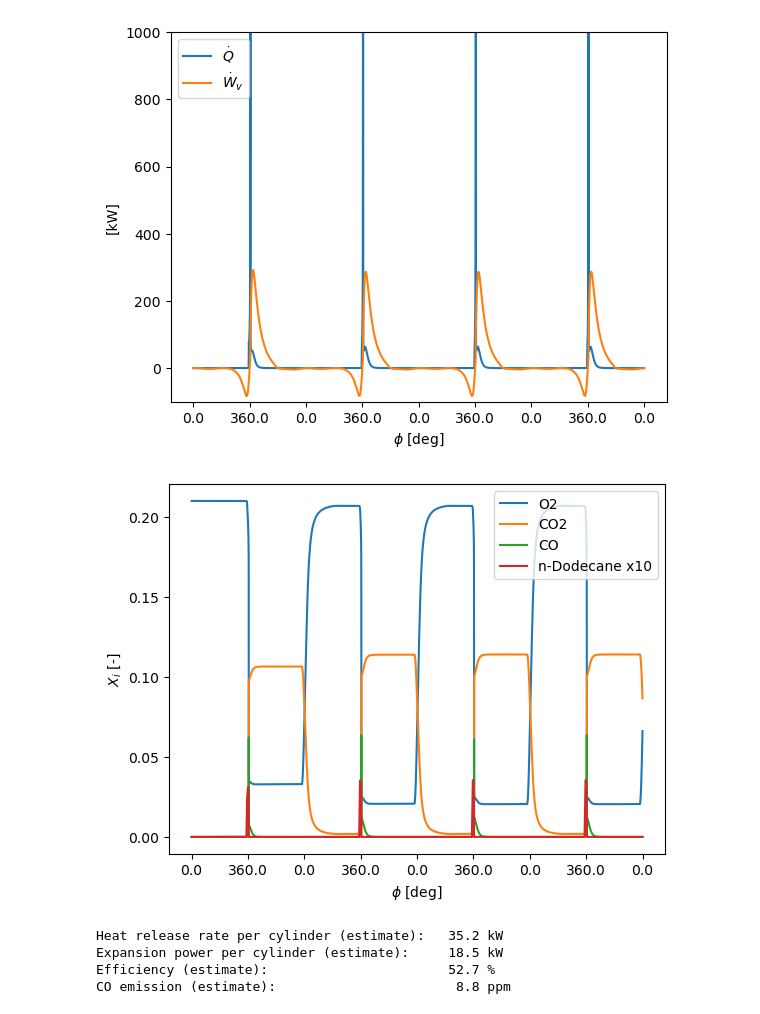
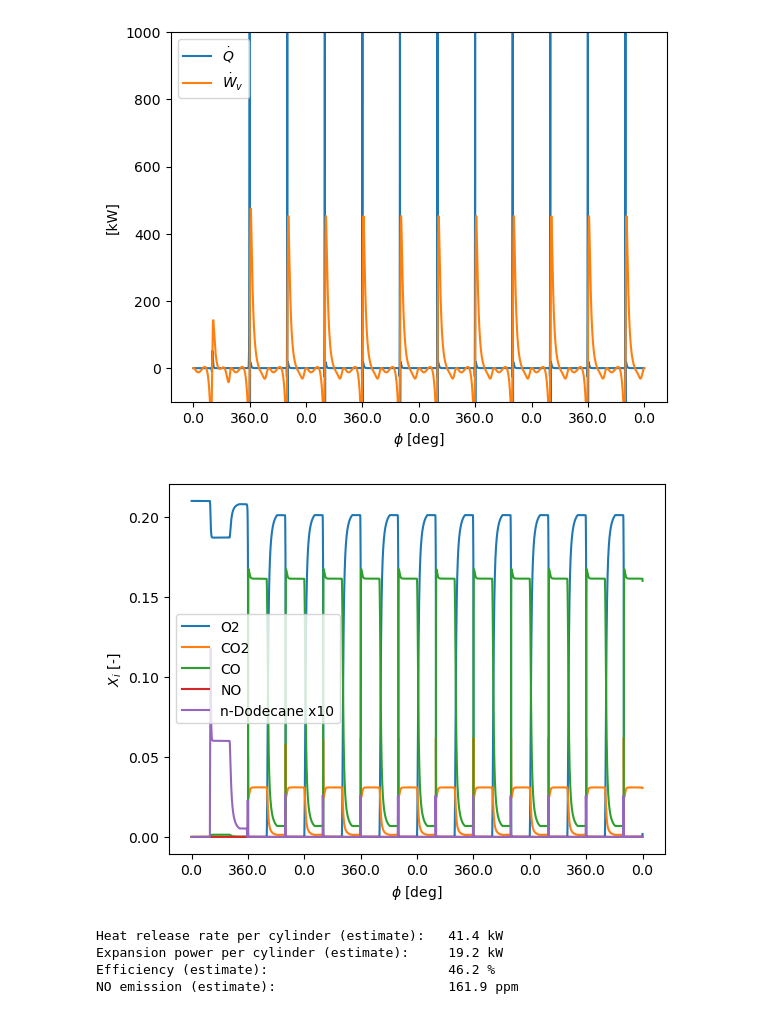
Before and after one commit to mgoureau/DP, a Jupyter notebook: ICU.ipynb, the cells around one changed output. Cells and saved outputs as stored; diff of their text form; code cells hidden in the pictures.

```diff
--- a/ICU.ipynb
+++ b/ICU.ipynb
@@ -10,24 +10,21 @@ import matplotlib.pyplot as plt
 #########################################################################
 
 # # reaction mechanism, kinetics type and compositions
-# reaction_mechanism = 'Jerzembeck.yaml'
-# phase_name = 'isooctane'
-# comp_air = 'O2:1, N2:3.76'
-# comp_fuel = 'IXC8H18:1'
 
 # reaction mechanism, kinetics type and compositions
-reaction_mechanism = 'nDodecane_Reitz.yaml'
-phase_name = 'nDodecane_IG'
-comp_air = 'o2:1, n2:3.76'
-comp_fuel = 'c12h26:1'
+# reaction_mechanism = 'nDodecane_Reitz.yaml'
+reaction_mechanism = 'Dodecane_Nox/chem-Cai-S141+NOx.yaml'
+# phase_name = 'nDodecane_IG'
+comp_air = 'O2:1, N2:3.76'
+comp_fuel = 'NXC12H26:1'
 
-f = 3000. / 60.  # engine speed [1/s] (3000 rpm)
+f = 9000. / 60.  # engine speed [1/s] (3000 rpm)
 V_H = 0.5e-3  # displaced volume [m**3]
 epsilon = 20.  # compression ratio [-]
 d_piston = 0.083  # piston diameter [m]
 
 # turbocharger temperature, pressure, and composition
-T_inlet = 300.  # K
+T_inlet = 400.  # K
 p_inlet = 1.3e5  # Pa
 comp_inlet = comp_air
 
@@ -60,7 +57,7 @@ injector_close = 365. / 180. * np.pi
 injector_mass = 3.2e-5  # kg
 
 # Simulation time and parameters
-sim_n_revolutions = 8
+sim_n_revolutions = 8*3
 delta_T_max = 20.
 rtol = 1.e-12
 atol = 1.e-16
@@ -88,7 +85,7 @@ def piston_speed(t):
 #####################################################################
 
 # load reaction mechanism
-gas = ct.Solution(reaction_mechanism,phase_name)
+gas = ct.Solution(reaction_mechanism)
 
 # define initial state and set up reactor
 gas.TPX = T_inlet, p_inlet, comp_inlet
@@ -228,7 +225,8 @@ fig, ax = plt.subplots()
 ax.plot(t, states('o2').X, label='O2')
 ax.plot(t, states('co2').X, label='CO2')
 ax.plot(t, states('co').X, label='CO')
-ax.plot(t, states('c12h26').X * 10, label='n-Dodecane x10')
+ax.plot(t, states('no').X, label='NO')
+ax.plot(t, states('NXC12H26').X * 10, label='n-Dodecane x10')
 ax.legend(loc=0)
 ax.set_ylabel('$X_i$ [-]')
 ax.set_xlabel(r'$\phi$ [deg]')
@@ -242,5 +240,5 @@ plt.show()
-[figure, old version]
+[figure, new version]
-[figure, old version]
+[figure, new version]
 # %%
 ######################################################################
 # Integral Results
@@ -261,11 +259,11 @@ print(output_str.format('Efficiency (estimate):', eta * 100., '%'))
 
 # CO emissions
 MW = states.mean_molecular_weight
-CO_emission = trapz(MW * states.mdot_out * states('CO').X[:, 0], t)
+CO_emission = trapz(MW * states.mdot_out * states('NO').X[:, 0], t)
 CO_emission /= trapz(MW * states.mdot_out, t)
-print(output_str.format('CO emission (estimate):', CO_emission * 1.e6, 'ppm'))
+print(output_str.format('NO emission (estimate):', CO_emission * 1.e6, 'ppm'))
 # %% [output]
-Heat release rate per cylinder (estimate):   35.2 kW
-Expansion power per cylinder (estimate):     18.5 kW
-Efficiency (estimate):                       52.7 %
-CO emission (estimate):                       8.8 ppm
+Heat release rate per cylinder (estimate):   41.4 kW
+Expansion power per cylinder (estimate):     19.2 kW
+Efficiency (estimate):                       46.2 %
+NO emission (estimate):                      161.9 ppm
```
Also changed, not shown: parts of 1 cell of this notebook, 8 other files.
